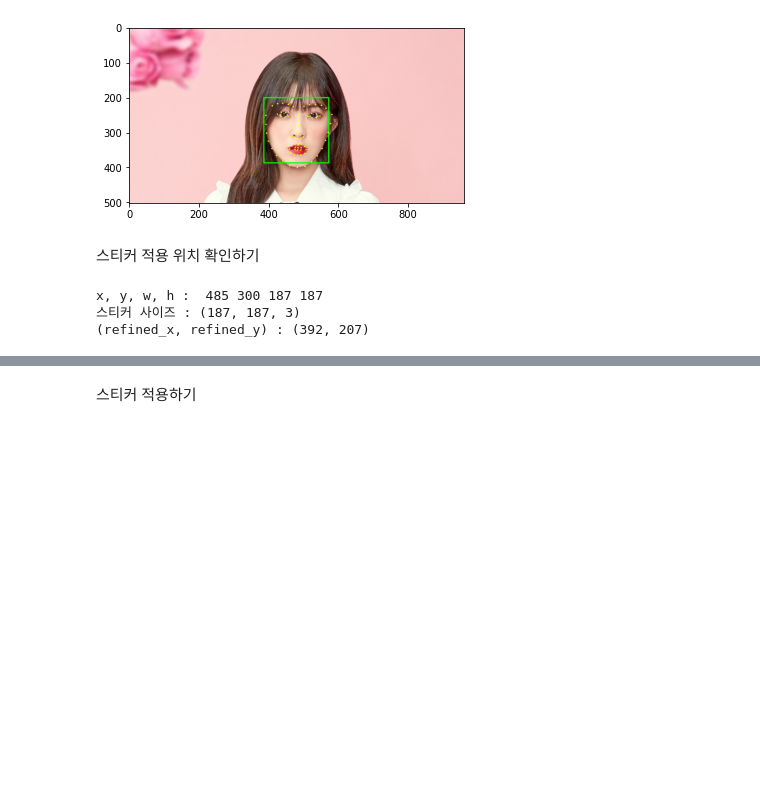
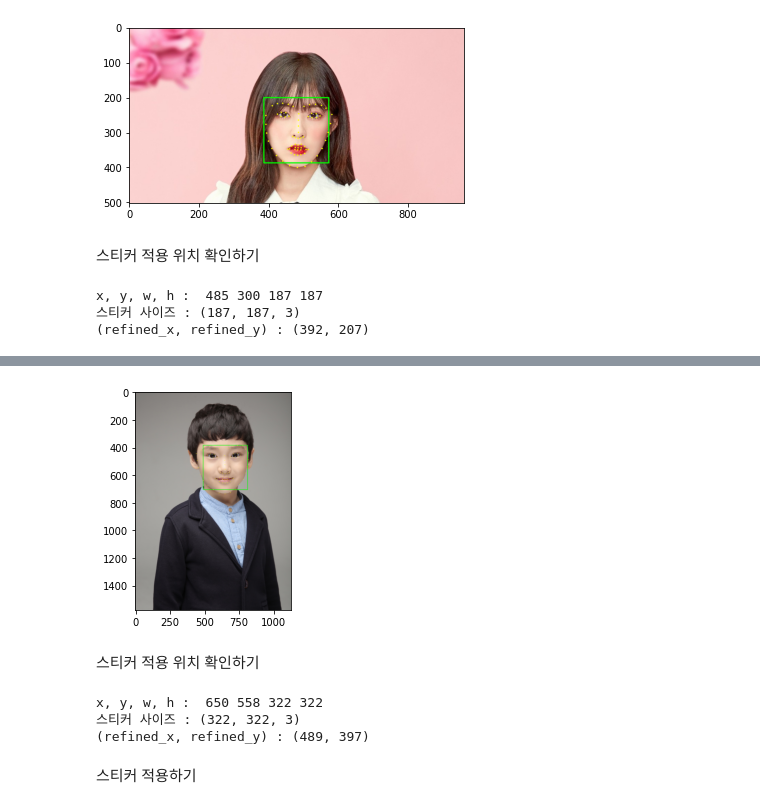
Before and after one commit to SonAhhyun/EXPLORATION, a Jupyter notebook: 03/camera_sticker.ipynb, the cells around one changed output, grey strips where cells are left out. Drawn from its saved outputs; the diff is of its cells as text; code cells hidden in the pictures; blank space fills up the shorter version.

```diff
--- a/03/camera_sticker.ipynb
+++ b/03/camera_sticker.ipynb
@@ -98,3 +166,49 @@ x, y, w, h :  485 300 187 187
+# %%
+# 저장한 landmark 모델을 불러오기
+model_path = os.getenv('HOME')+'/aiffel/camera_sticker/models/shape_predictor_68_face_landmarks.dat'
+landmark_predictor = dlib.shape_predictor(model_path)
+
+# 개별 위치에 접근하여 (x,y)형태로 변환
+list_landmarks = []
+for dlib_rect in dlib_rects:
+    points = landmark_predictor(img_rgb, dlib_rect)
+    list_points = list(map(lambda p: (p.x, p.y), points.parts()))
+    list_landmarks.append(list_points)
+
+# check - face landmark
+for landmark in list_landmarks:
+    for idx, point in enumerate(list_points):
+        cv2.circle(img_show, point, 2, (0, 255, 255), -1)  # yellow
+plt.imshow(cv2.cvtColor(img_show, cv2.COLOR_BGR2RGB))
+plt.show()
+# %% [output]
+[figure, added]
+# %% [markdown]
+스티커 적용 위치 확인하기
+# %%
+# 코의 좌표 확인 및 스티커의 위치 지정
+for dlib_rect, landmark in zip(dlib_rects, list_landmarks):
+    # print(landmark[30])  # nose center index (187, 367)
+    x = landmark[30][0]
+    y = landmark[30][1]
+    w = dlib_rect.width()
+    h = dlib_rect.width()
+    print('x, y, w, h : ', x, y, w, h)
+
+# 스티커 이미지 사이즈 수정
+sticker_path = os.getenv('HOME')+'/aiffel/camera_sticker/images/cat-whiskers.png'
+img_sticker = cv2.imread(sticker_path)
+img_sticker = cv2.resize(img_sticker, (w, h))  # (322, 322, 3)
+print(f'스티커 사이즈 : {img_sticker.shape}')
+
+# 스티커 이미지의 x,y좌표 조정. 이미지의 시작점은 top-left이기때문에.
+refined_x = x - w // 2  # left
+refined_y = y - h // 2  # top
+print(f'(refined_x, refined_y) : ({refined_x}, {refined_y})')  # (109, 65)
+# %% [output]
+x, y, w, h :  650 558 322 322
+스티커 사이즈 : (322, 322, 3)
+(refined_x, refined_y) : (489, 397)
 # %% [markdown]
 스티커 적용하기
 # %%
```
Also changed, not shown: parts of 23 cells of this notebook.
